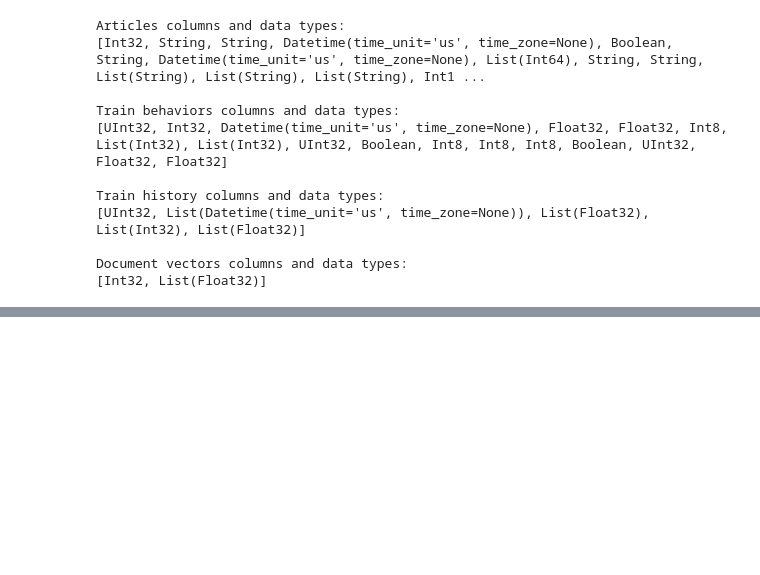
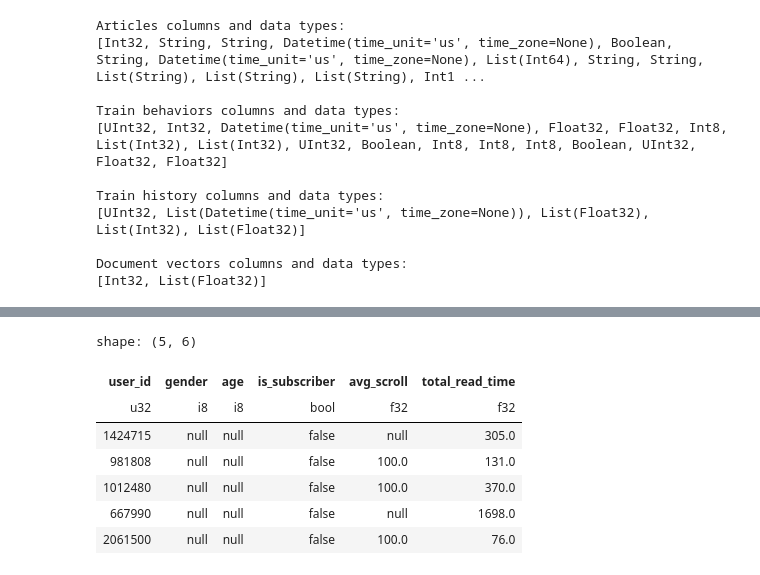
Before and after one commit to PedroPCardonaA/TDT4215_recommender_system, a Jupyter notebook: recommender_system/demostration.ipynb, the cells around one changed output, grey strips where cells are left out. Drawn from its saved outputs; the diff is of its cells as text; code cells hidden in the pictures; blank space fills up the shorter version.

```diff
--- a/recommender_system/demostration.ipynb
+++ b/recommender_system/demostration.ipynb
@@ -108,0 +139,35 @@ SyntaxError: incomplete input (2608576050.py, line 27)
+# %%
+user_cols = ["user_id", "gender", "age", "is_subscriber"]
+
+user_df = train_behaviors_df.select(user_cols).unique(subset=["user_id"])
+
+df_user_agg = (
+    train_behaviors_df
+
+    .group_by("user_id")
+    .agg([
+        pl.col("scroll_percentage").mean().alias("avg_scroll"),
+        pl.col("read_time").sum().alias("total_read_time"),
+        # ... other aggregates
+    ])
+)
+
+df_user_final = (
+    user_df
+    .join(df_user_agg, on="user_id", how="left")
+)
+
+
+
+
+df_user_final.write_parquet("../generated_data/train/users.parquet")
+df_user_final.head()
+# %% [output]
+shape: (5, 6)
+| user_id | gender | age | is_subscriber | avg_scroll | total_read_time |
+| u32 | i8 | i8 | bool | f32 | f32 |
+| 1424715 | null | null | false | null | 305.0 |
+| 981808 | null | null | false | 100.0 | 131.0 |
+| 1012480 | null | null | false | 100.0 | 370.0 |
+| 667990 | null | null | false | null | 1698.0 |
+| 2061500 | null | null | false | 100.0 | 76.0 |
```
Also changed, not shown: parts of 4 cells of this notebook, 3 other files.
